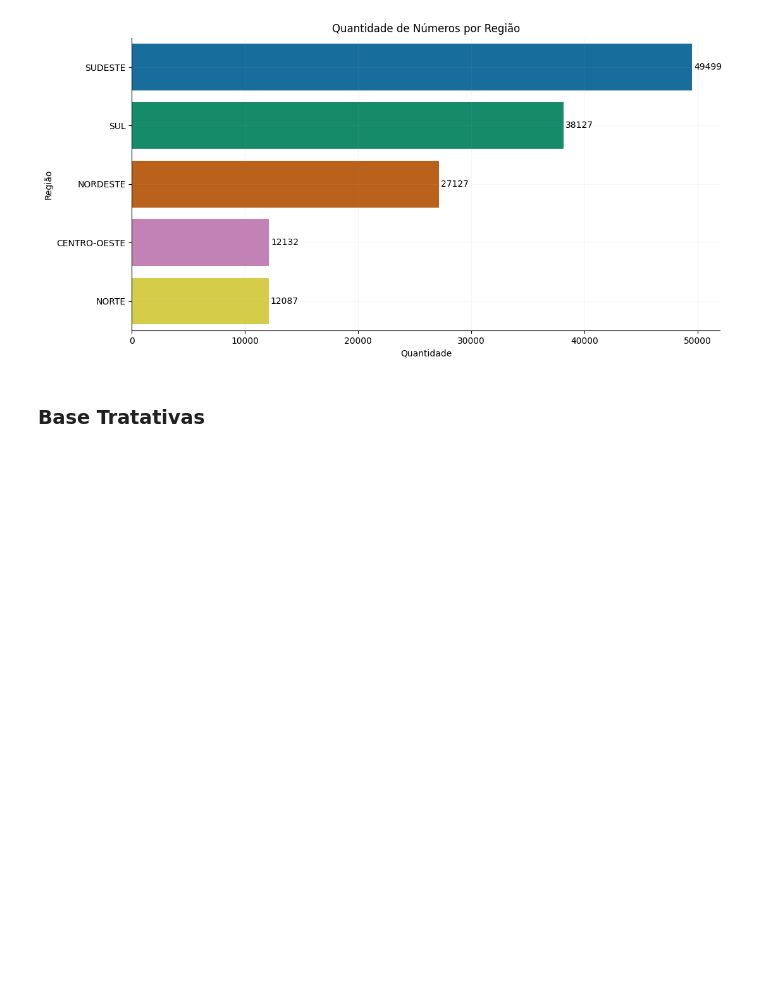
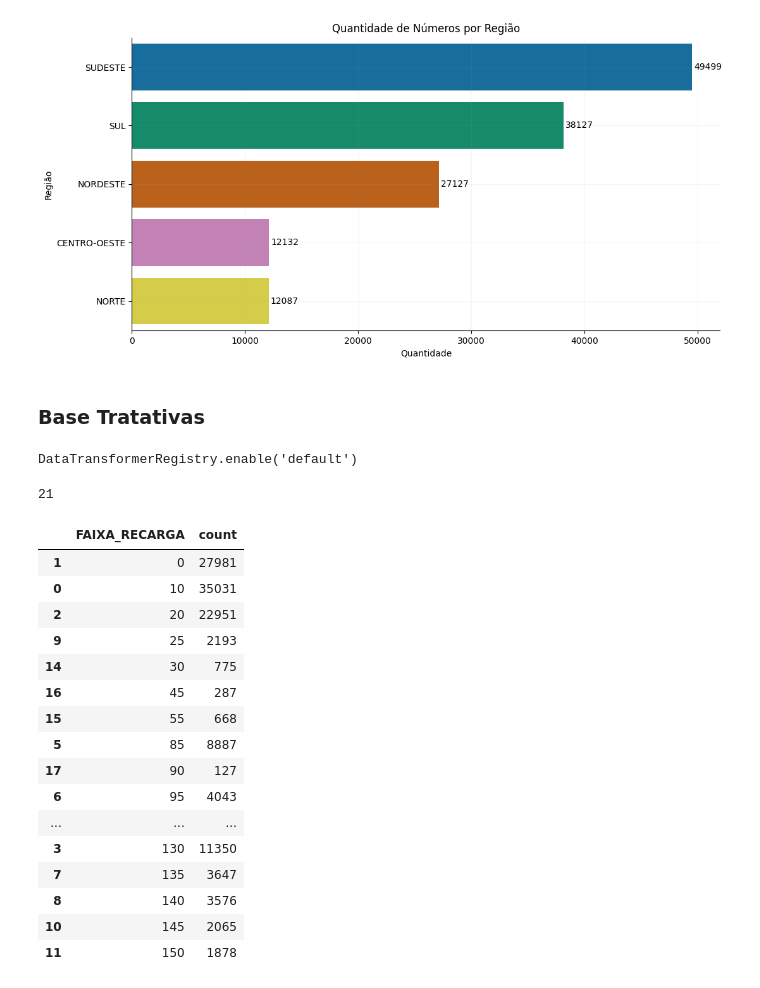
Before and after one commit to mathdecastro/teste-m2b-app, a Jupyter notebook: src/notebook.ipynb, the cells around one changed output. Saved outputs shown, nothing was run; the diff lists cells and outputs as text; code cells hidden in the pictures; blank space fills up the shorter version.

```diff
--- a/src/notebook.ipynb
+++ b/src/notebook.ipynb
@@ -356,6 +355,17 @@ plt.show()
 ### **Base Tratativas**
 # %%
 def criar_dataframe_tratativas(dataframe_tratativas):
+
+    lista_ddds_int = [11, 12, 13, 14, 15, 16, 17, 18, 19,
+                    21, 22, 24, 27, 28,
+                    31, 32, 33, 34, 35, 37, 38,
+                    41, 42, 43, 44, 45, 46, 47, 48, 49,
+                    51, 53, 54, 55,
+                    61, 62, 63, 64, 65, 66, 67, 68, 69,
+                    71, 73, 74, 75, 77, 79,
+                    81, 82, 83, 84, 85, 86, 87, 88, 89,
+                    91, 92, 93, 94, 95, 96, 97, 98, 99]
+    lista_ddds_str = [str(ddd) for ddd in lista_ddds_int]
 
     df_tratativas = dataframe_tratativas.copy()
 
@@ -401,0 +454,28 @@ df_ofertas_10000 = df_ofertas.assign(
+# %%
+alt.data_transformers.disable_max_rows()
+# %% [output]
+DataTransformerRegistry.enable('default')
+# %%
+len(df_ofertas['FAIXA_RECARGA'].unique())
+# %% [output]
+21
+# %%
+df_ofertas[['FAIXA_RECARGA']].value_counts().to_frame().reset_index(drop = False).sort_values(['FAIXA_RECARGA'])
+# %% [output]
+|  | FAIXA_RECARGA | count |
+| 1 | 0 | 27981 |
+| 0 | 10 | 35031 |
+| 2 | 20 | 22951 |
+| 9 | 25 | 2193 |
+| 14 | 30 | 775 |
+| 16 | 45 | 287 |
+| 15 | 55 | 668 |
+| 5 | 85 | 8887 |
+| 17 | 90 | 127 |
+| 6 | 95 | 4043 |
+| ... | ... | ... |
+| 3 | 130 | 11350 |
+| 7 | 135 | 3647 |
+| 8 | 140 | 3576 |
+| 10 | 145 | 2065 |
+| 11 | 150 | 1878 |
```
Also changed, not shown: parts of 5 cells of this notebook, 3 other files.
